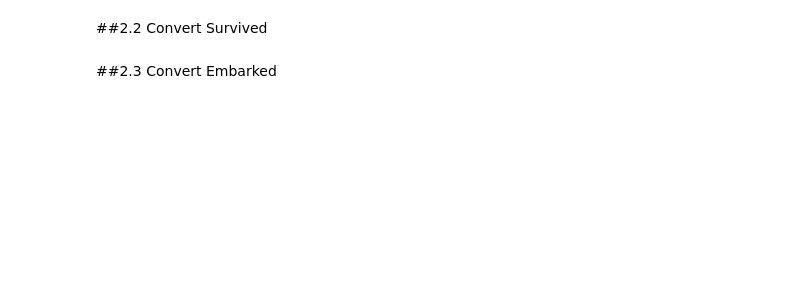
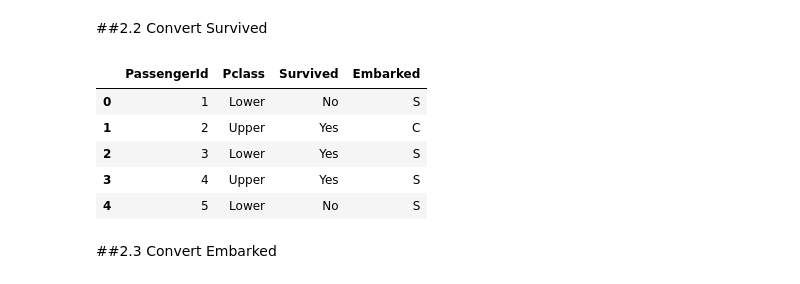
Before and after one commit to RheaMimiCarillo/skillspire-ai-ml, a Jupyter notebook: ADA_Lab_3.ipynb, the cells around one changed output. Cells and saved outputs as stored; diff of their text form; code cells hidden in the pictures; blank space fills up the shorter version.

```diff
--- a/ADA_Lab_3.ipynb
+++ b/ADA_Lab_3.ipynb
@@ -49,4 +78,22 @@ A dummy variable is a binary variable used to represent categorical data in stat
 # %% [markdown]
 ##2.2 Convert Survived
+# %%
+# Convert survival (0, 1) to (No, Yes)
+
+survived = {
+  0: "No",
+  1: "Yes"
+}
+
+df["Survived"] = df["Survived"].replace(survived)
+
+df[["PassengerId", "Pclass", "Survived", "Embarked"]].head()
+# %% [output]
+|  | PassengerId | Pclass | Survived | Embarked |
+| 0 | 1 | Lower | No | S |
+| 1 | 2 | Upper | Yes | C |
+| 2 | 3 | Lower | Yes | S |
+| 3 | 4 | Upper | Yes | S |
+| 4 | 5 | Lower | No | S |
 # %% [markdown]
 ##2.3 Convert Embarked
```
Also changed, not shown: parts of 17 cells of this notebook.
